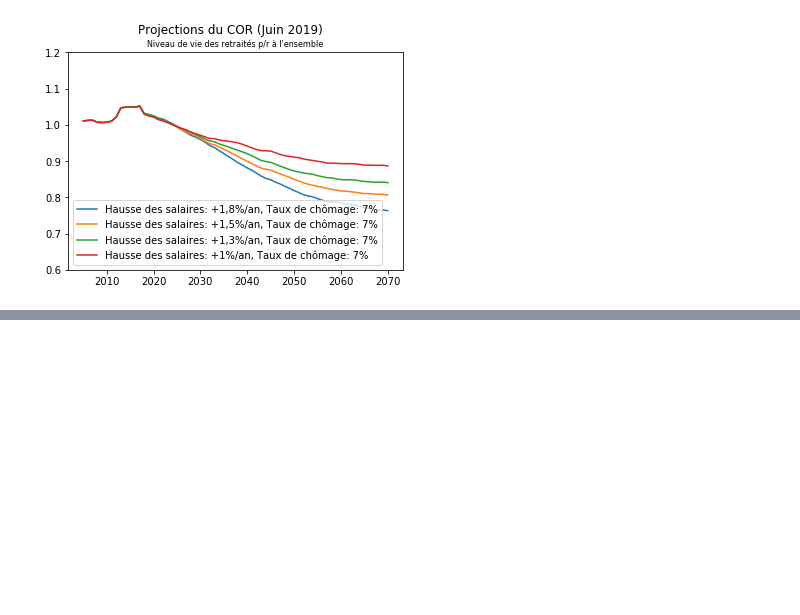
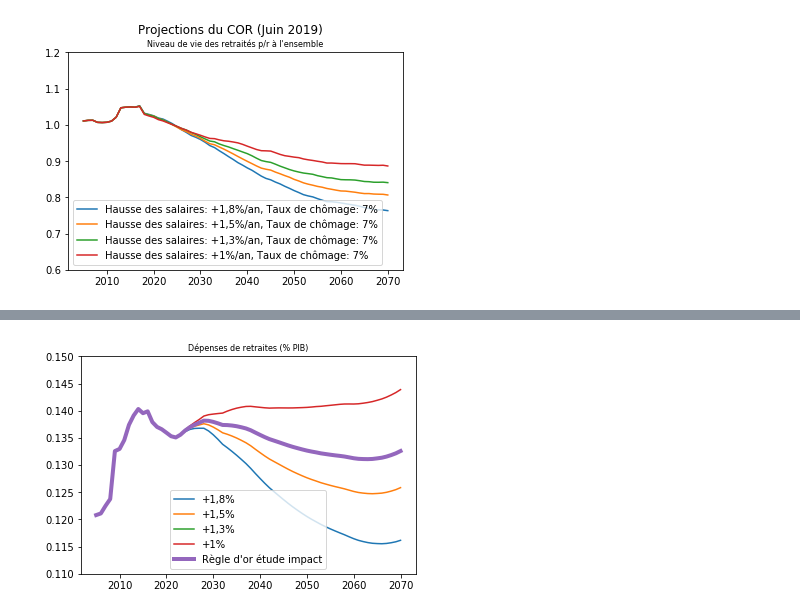
Before and after one commit to brunoscherrer/retraites, a Jupyter notebook: simulation-COR-juin-2019.ipynb, the cells around one changed output, grey strips where cells are left out. Cells and saved outputs as stored; diff of their text form; code cells hidden in the pictures; blank space fills up the shorter version.

```diff
--- a/simulation-COR-juin-2019.ipynb
+++ b/simulation-COR-juin-2019.ipynb
@@ -55,0 +54,8 @@ pl.legend(["+1,8%", "+1,5%", "+1,3%", "+1%","Règle d'or"]);
+# %%
+analyse.graphique(analyse.Depenses,"Depenses",draw_legend=True,scenarios_indices=range(1,5))
+s = 3
+regleor_reelle = [ analyse.Depenses[s][a] for a in analyse.annees ]
+pl.plot(analyse.annees,regleor_reelle, linewidth=4.0);
+pl.legend(["+1,8%", "+1,5%", "+1,3%", "+1%","Règle d'or étude impact"]);
+# %% [output]
+[figure, added]
```
Also changed, not shown: parts of 1 cell of this notebook, 1 other file.
